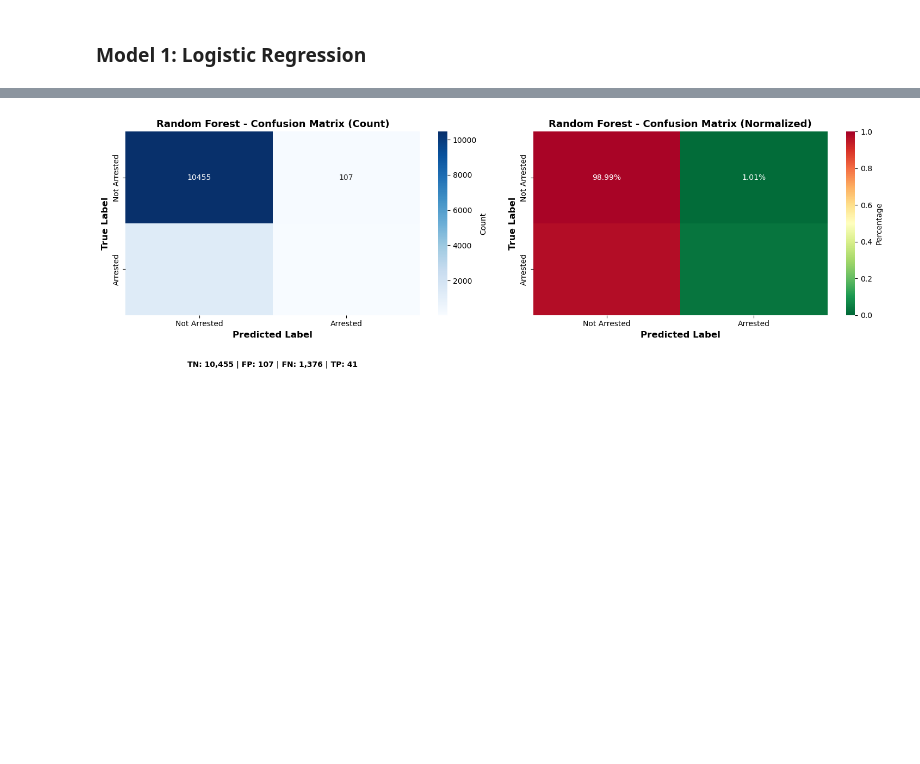
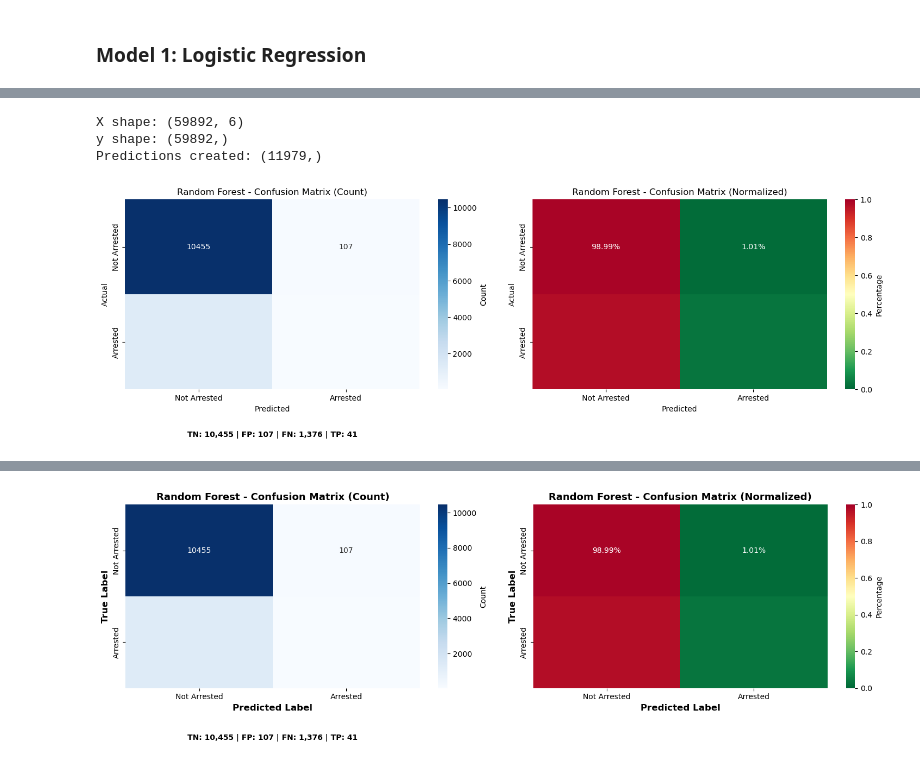
Before and after one commit to reronetfelan-lgtm/Phase3-Project, a Jupyter notebook: index.ipynb, the cells around one changed output, grey strips where cells are left out. Cells and saved outputs as stored; diff of their text form; code cells hidden in the pictures; blank space fills up the shorter version.

```diff
--- a/index.ipynb
+++ b/index.ipynb
@@ -854,0 +698,73 @@ Classification Report:
+# %%
+from sklearn.ensemble import RandomForestClassifier
+print("X shape:", X.shape)
+print("y shape:", y.shape)
+
+# ----- split (same as before) -----
+X_train, X_test, y_train, y_test = train_test_split(
+    X, y, test_size=0.2, random_state=42, stratify=y
+)
+
+# ----- train Random Forest -----
+rf_model = RandomForestClassifier(
+    n_estimators=100,
+    random_state=42,
+    n_jobs=-1
+)
+
+rf_model.fit(X_train, y_train)
+
+# ----- predict (THIS WAS MISSING) -----
+y_pred_rf = rf_model.predict(X_test)
+
+print("Predictions created:", y_pred_rf.shape)
+# %% [output]
+X shape: (59892, 6)
+y shape: (59892,)
+Predictions created: (11979,)
+# %%
+# CONFUSION MATRIX
+
+cm_rf = confusion_matrix(y_test, y_pred_rf)
+
+fig, axes = plt.subplots(1, 2, figsize=(15, 5))
+
+# Counts
+sns.heatmap(
+    cm_rf, annot=True, fmt='d', cmap='Blues', ax=axes[0],
+    xticklabels=['Not Arrested', 'Arrested'],
+    yticklabels=['Not Arrested', 'Arrested'],
+    cbar_kws={'label': 'Count'}
+)
+axes[0].set_title('Random Forest - Confusion Matrix (Count)')
+axes[0].set_xlabel('Predicted')
+axes[0].set_ylabel('Actual')
+
+# Extract values
+tn, fp, fn, tp = cm_rf.ravel()
+
+axes[0].text(
+    0.5, -0.25,
+    f'TN: {tn:,} | FP: {fp:,} | FN: {fn:,} | TP: {tp:,}',
+    ha='center', transform=axes[0].transAxes, fontweight='bold'
+)
+
+# Normalized
+cm_rf_norm = cm_rf / cm_rf.sum(axis=1, keepdims=True)
+
+sns.heatmap(
+    cm_rf_norm, annot=True, fmt='.2%', cmap='RdYlGn_r', ax=axes[1],
+    xticklabels=['Not Arrested', 'Arrested'],
+    yticklabels=['Not Arrested', 'Arrested'],
+    vmin=0, vmax=1,
+    cbar_kws={'label': 'Percentage'}
+)
+
+axes[1].set_title('Random Forest - Confusion Matrix (Normalized)')
+axes[1].set_xlabel('Predicted')
+axes[1].set_ylabel('Actual')
+
+plt.tight_layout()
+plt.show()
+# %% [output]
+[figure, added]
```
Also changed, not shown: parts of 22 cells of this notebook, 2 other files.
